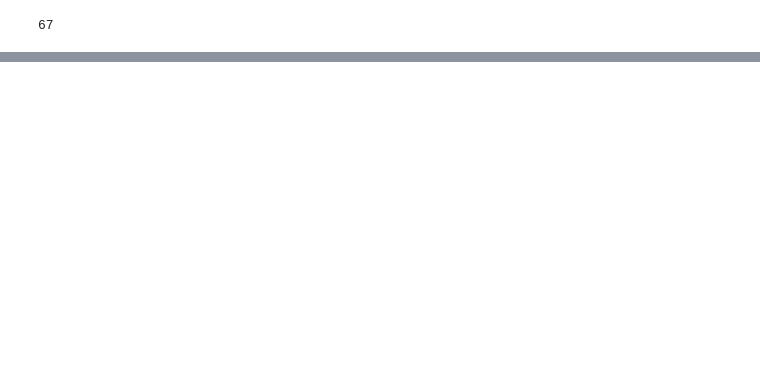
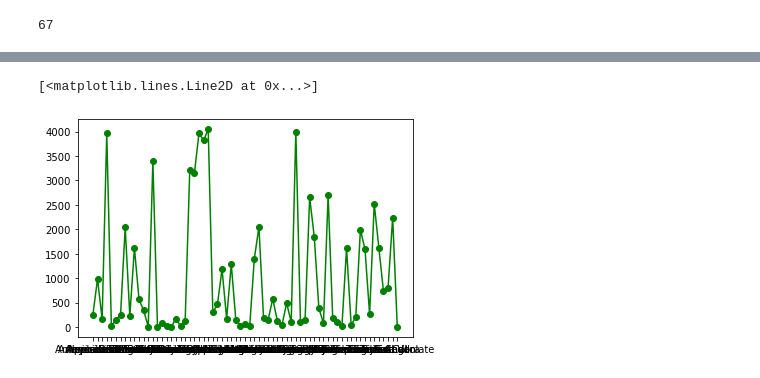
Before and after one commit to racheen/cnn-predict-cat-breed, a Jupyter notebook: Data Exploration.ipynb, the cells around one changed output, grey strips where cells are left out. Saved outputs shown, nothing was run; the diff lists cells and outputs as text; code cells hidden in the pictures; blank space fills up the shorter version.

```diff
--- a/Data Exploration.ipynb
+++ b/Data Exploration.ipynb
@@ -48,0 +35,5 @@ KeyError: 'breed'
+# %%
+plt.plot('breed', 'freq', data=cat_breeds_count, marker='o', color='green')
+# %% [output]
+[<matplotlib.lines.Line2D at 0x...>]
+[figure, added]
```
Also changed, not shown: parts of 5 cells of this notebook, 3 other files.
